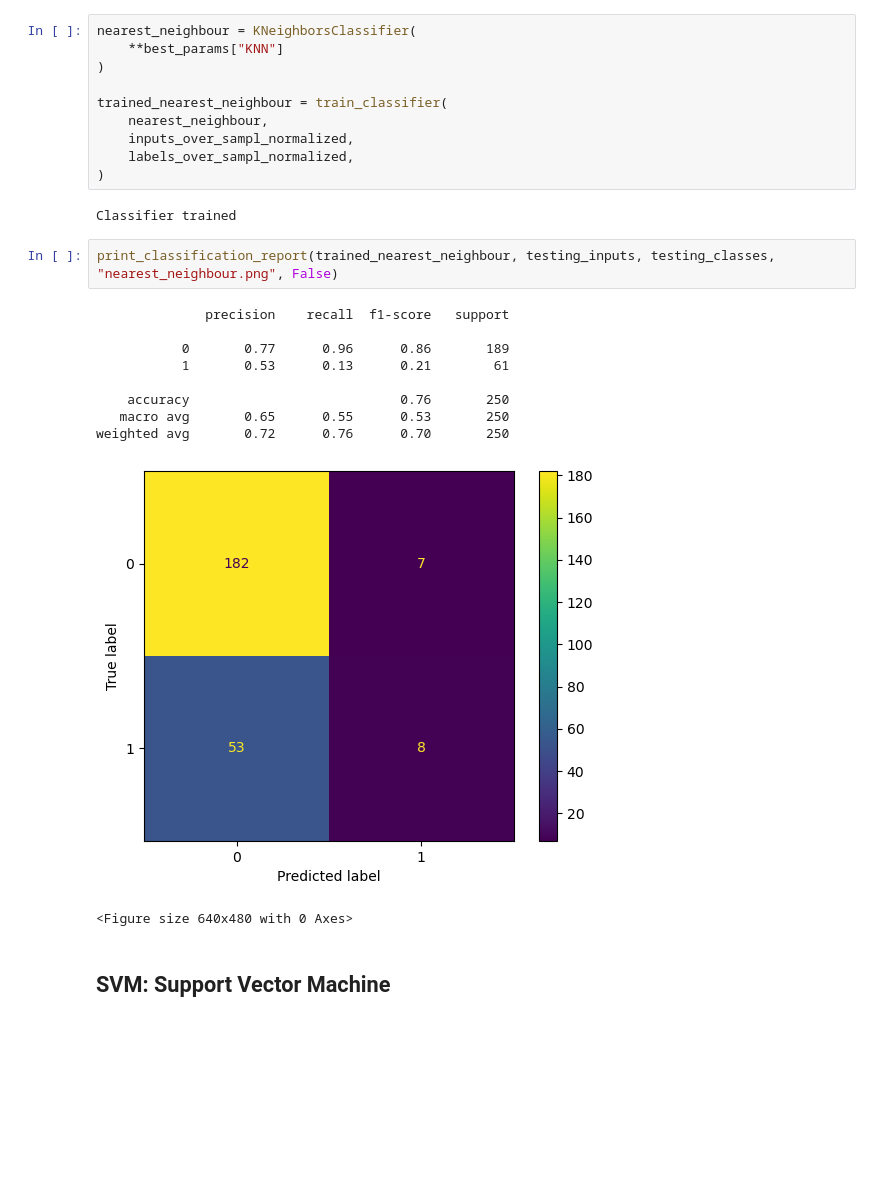
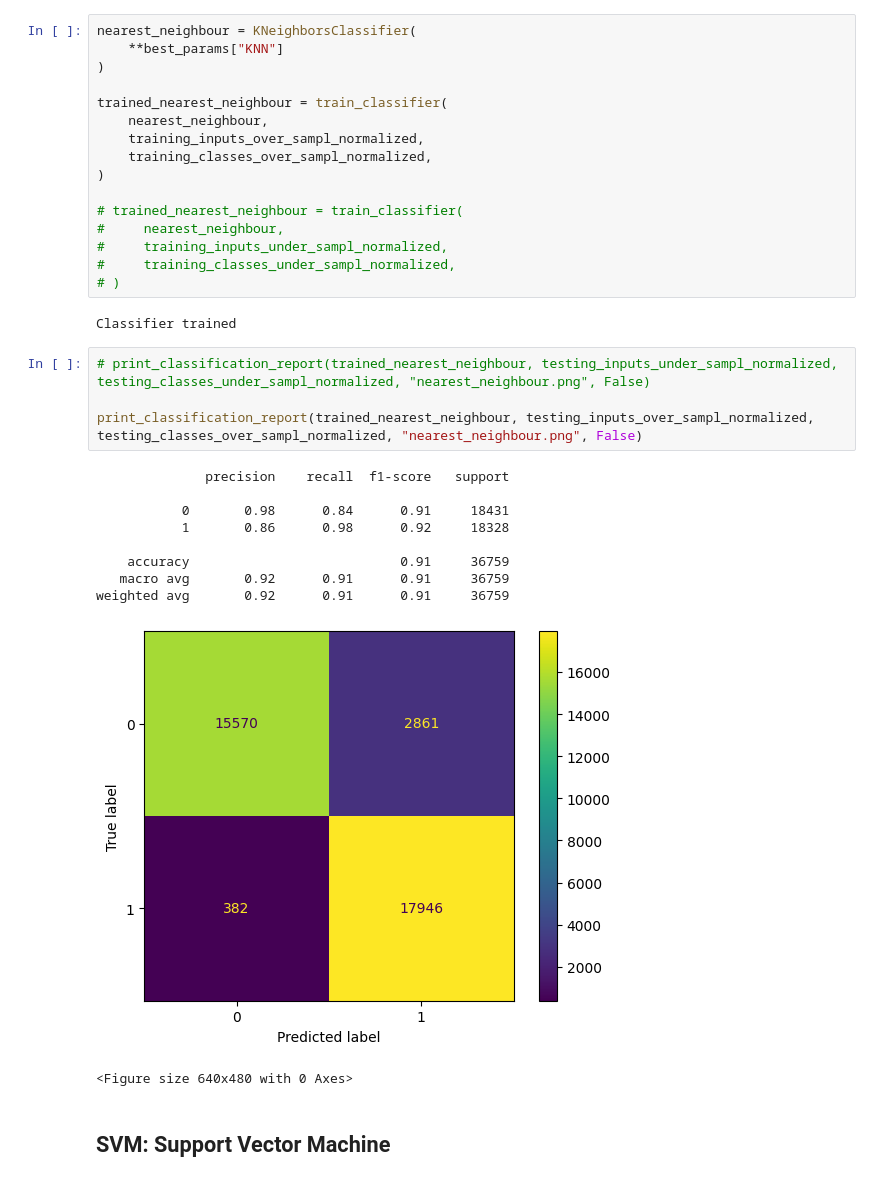
Before and after one commit to pedroojanuu/galaxy, a Jupyter notebook: algorithms_complete.ipynb, the cells around one changed output. Drawn from its saved outputs; the diff is of its cells as text; blank space fills up the shorter version.

```diff
--- a/algorithms_complete.ipynb
+++ b/algorithms_complete.ipynb
@@ -153,24 +161,32 @@ nearest_neighbour = KNeighborsClassifier(
 
 trained_nearest_neighbour = train_classifier(
     nearest_neighbour,
-    inputs_over_sampl_normalized,
-    labels_over_sampl_normalized,
+    training_inputs_over_sampl_normalized,
+    training_classes_over_sampl_normalized,
 )
+
+# trained_nearest_neighbour = train_classifier(
+#     nearest_neighbour,
+#     training_inputs_under_sampl_normalized,
+#     training_classes_under_sampl_normalized,
+# )
 # %% [output]
 Classifier trained
-# %%
-print_classification_report(trained_nearest_neighbour, testing_inputs, testing_classes, "nearest_neighbour.png", False)
-# %% [output]
-              precision    recall  f1-score   support
-
-           0       0.77      0.96      0.86       189
-           1       0.53      0.13      0.21        61
-
-    accuracy                           0.76       250
-   macro avg       0.65      0.55      0.53       250
-weighted avg       0.72      0.76      0.70       250
-[figure, removed]
-<Figure size 640x480 with 0 Axes>
+# %%
+# print_classification_report(trained_nearest_neighbour, testing_inputs_under_sampl_normalized, testing_classes_under_sampl_normalized, "nearest_neighbour.png", False)
+
+print_classification_report(trained_nearest_neighbour, testing_inputs_over_sampl_normalized, testing_classes_over_sampl_normalized, "nearest_neighbour.png", False)
+# %% [output]
+              precision    recall  f1-score   support
+
+           0       0.98      0.84      0.91     18431
+           1       0.86      0.98      0.92     18328
+
+    accuracy                           0.91     36759
+   macro avg       0.92      0.91      0.91     36759
+weighted avg       0.92      0.91      0.91     36759
+[figure, added]
+<Figure size 640x480 with 0 Axes>
 # %% [markdown]
 ## SVM: Support Vector Machine
 # %%
```
Also changed, not shown: parts of 16 cells of this notebook, 1 other file.
